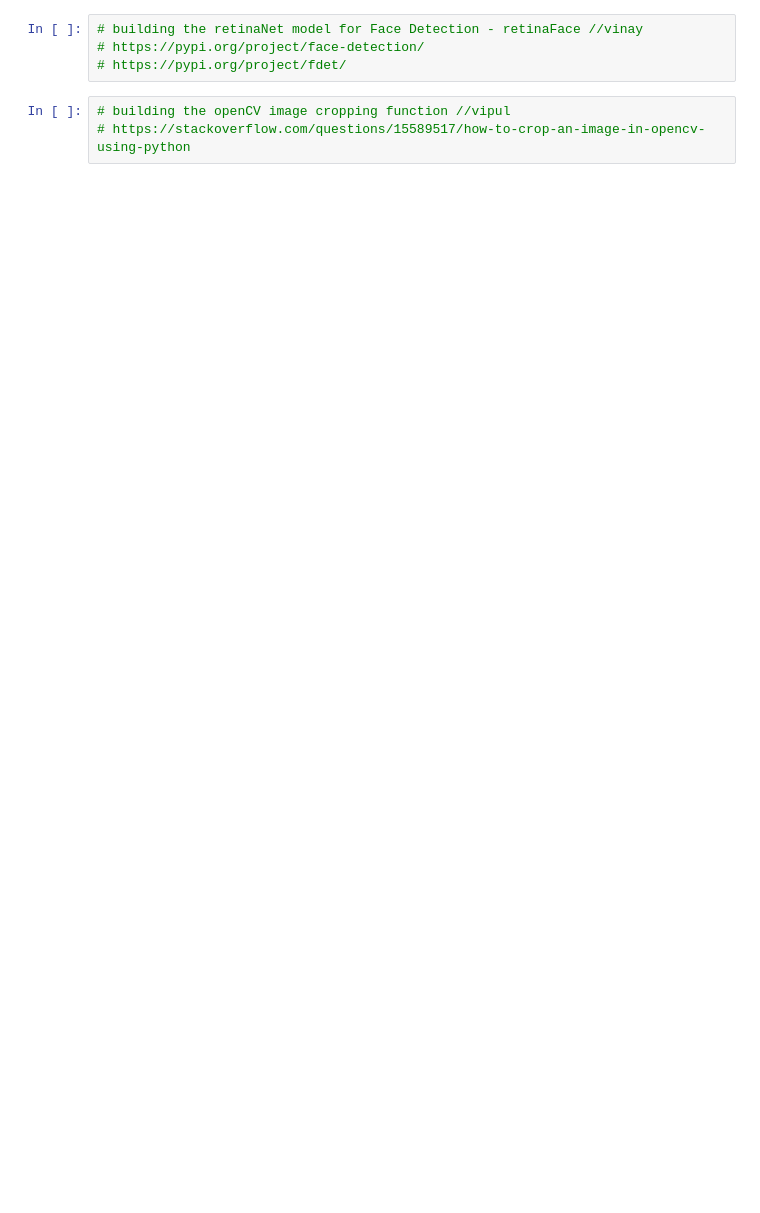
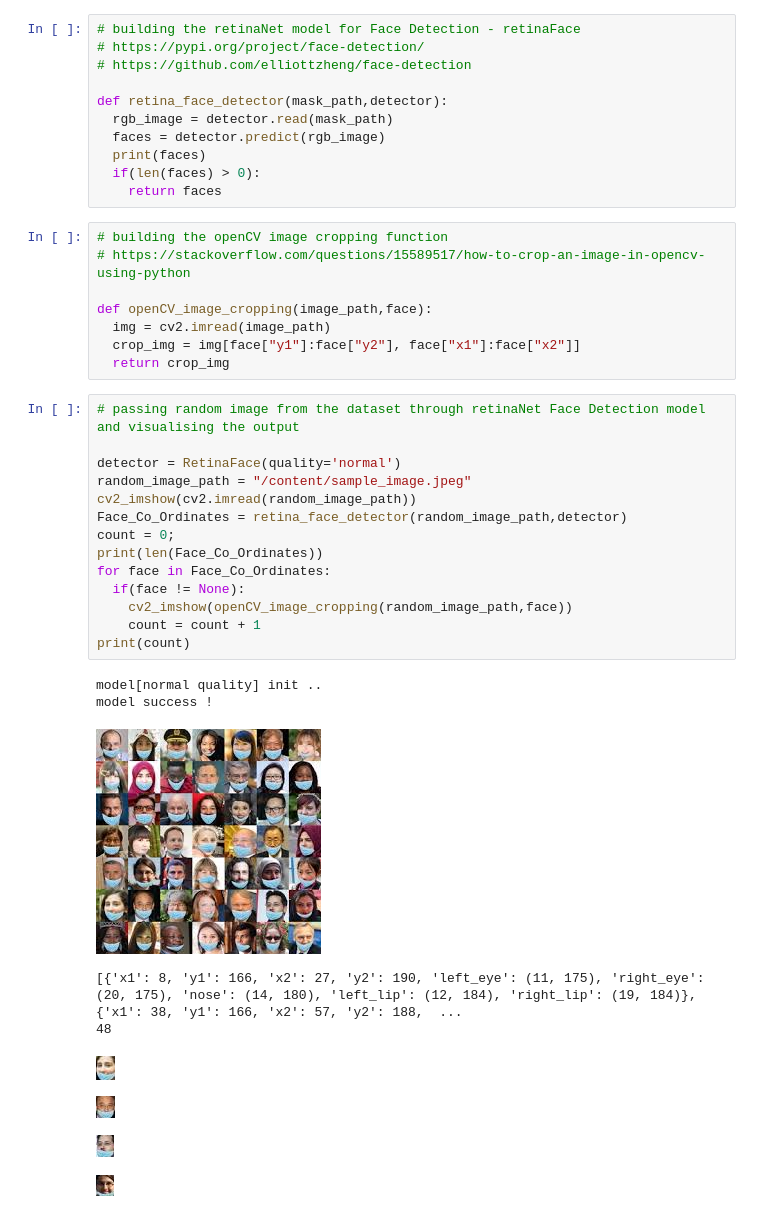
Before and after one commit to vipul43/Face_Mask_Detection, a Jupyter notebook: retinaNet.ipynb, the cells around one changed output. Drawn from its saved outputs; the diff is of its cells as text; blank space fills up the shorter version.

Commit message:
Face Detection using RetinaNet and openCV

```diff
--- a/retinaNet.ipynb
+++ b/retinaNet.ipynb
@@ -48,9 +70,45 @@ print(len(unmasked_paths))
 2203
 90468
 # %%
-# building the retinaNet model for Face Detection - retinaFace //vinay
+# building the retinaNet model for Face Detection - retinaFace
 # https://pypi.org/project/face-detection/
-# https://pypi.org/project/fdet/
+# https://github.com/elliottzheng/face-detection
+
+def retina_face_detector(mask_path,detector):
+  rgb_image = detector.read(mask_path)
+  faces = detector.predict(rgb_image)
+  print(faces)
+  if(len(faces) > 0):
+    return faces
 # %%
-# building the openCV image cropping function //vipul
+# building the openCV image cropping function
 # https://stackoverflow.com/questions/15589517/how-to-crop-an-image-in-opencv-using-python
+
+def openCV_image_cropping(image_path,face):
+  img = cv2.imread(image_path)
+  crop_img = img[face["y1"]:face["y2"], face["x1"]:face["x2"]]
+  return crop_img
+# %%
+# passing random image from the dataset through retinaNet Face Detection model and visualising the output
+
+detector = RetinaFace(quality='normal')
+random_image_path = "/content/sample_image.jpeg"
+cv2_imshow(cv2.imread(random_image_path))
+Face_Co_Ordinates = retina_face_detector(random_image_path,detector)
+count = 0;
+print(len(Face_Co_Ordinates))
+for face in Face_Co_Ordinates:
+  if(face != None):
+    cv2_imshow(openCV_image_cropping(random_image_path,face))
+    count = count + 1
+print(count)
+# %% [output]
+model[normal quality] init ..
+model success !
+[figure, added]
+[{'x1': 8, 'y1': 166, 'x2': 27, 'y2': 190, 'left_eye': (11, 175), 'right_eye': (20, 175), 'nose': (14, 180), 'left_lip': (12, 184), 'right_lip': (19, 184)}, {'x1': 38, 'y1': 166, 'x2': 57, 'y2': 188,  ...
+48
+[figure, added]
+[figure, added]
+[figure, added]
+[figure, added]
```
Also changed, not shown: parts of 11 cells of this notebook.
